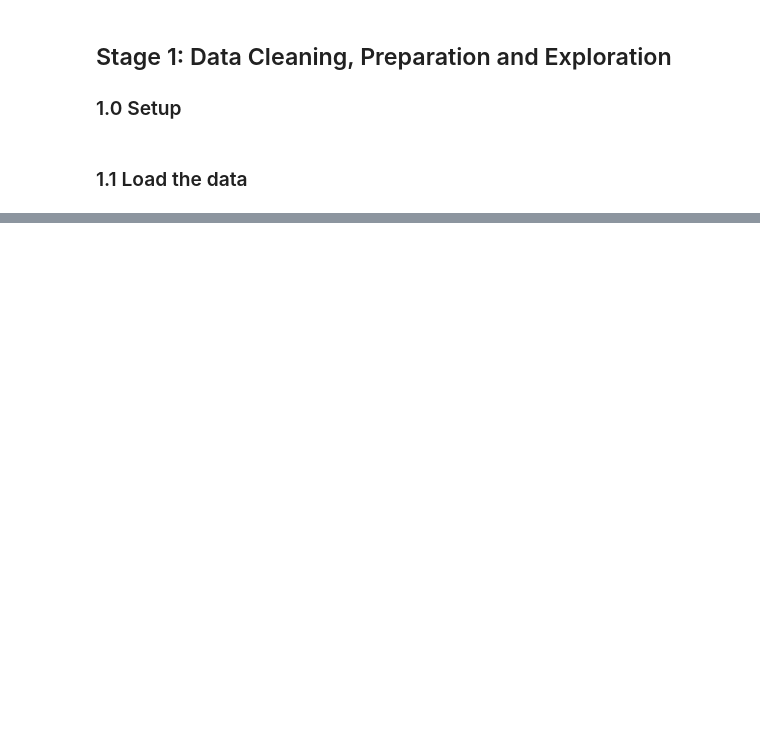
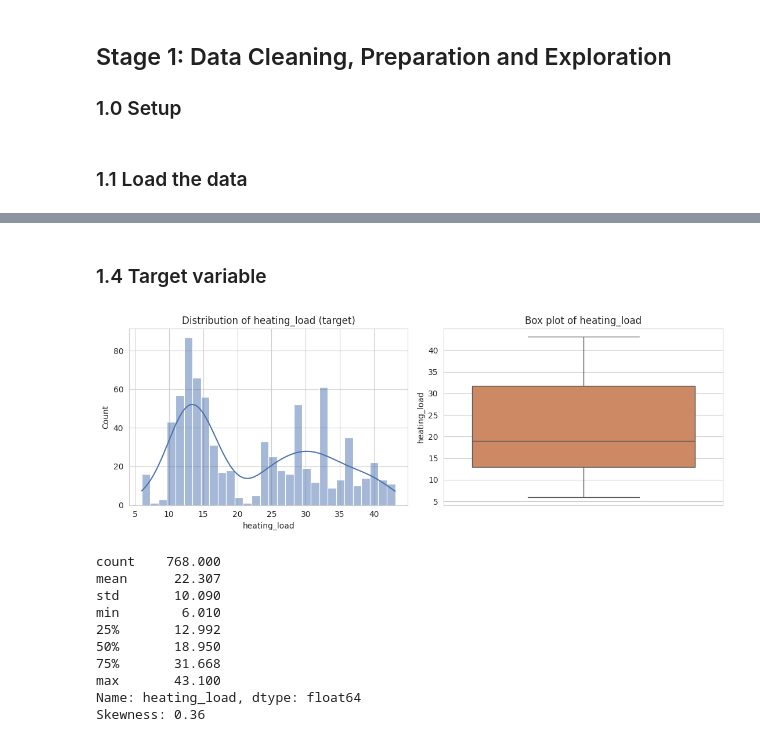
Before and after one commit to Khalidgh707/Machine-Learning-Project, a Jupyter notebook: DS471ML_project.ipynb, the cells around one changed output, grey strips where cells are left out. Saved outputs shown, nothing was run; the diff lists cells and outputs as text; code cells hidden in the pictures; blank space fills up the shorter version.

```diff
--- a/DS471ML_project.ipynb
+++ b/DS471ML_project.ipynb
@@ -62,0 +160,24 @@ df.head()
+# %% [markdown]
+### 1.4 Target variable
+# %%
+fig, axes = plt.subplots(1, 2, figsize=(11, 4))
+sns.histplot(df["heating_load"], bins=30, kde=True, ax=axes[0], color="#4C72B0")
+axes[0].set_title("Distribution of heating_load (target)")
+sns.boxplot(y=df["heating_load"], ax=axes[1], color="#DD8452")
+axes[1].set_title("Box plot of heating_load")
+plt.tight_layout(); plt.savefig("figures/fig1_target_distribution.png", dpi=200); plt.show()
+
+print(df["heating_load"].describe().round(3))
+print("Skewness:", round(df['heating_load'].skew(), 3))
+# %% [output]
+[figure, added]
+count    768.000
+mean      22.307
+std       10.090
+min        6.010
+25%       12.992
+50%       18.950
+75%       31.668
+max       43.100
+Name: heating_load, dtype: float64
+Skewness: 0.36
```
Also changed, not shown: parts of 9 cells of this notebook.
